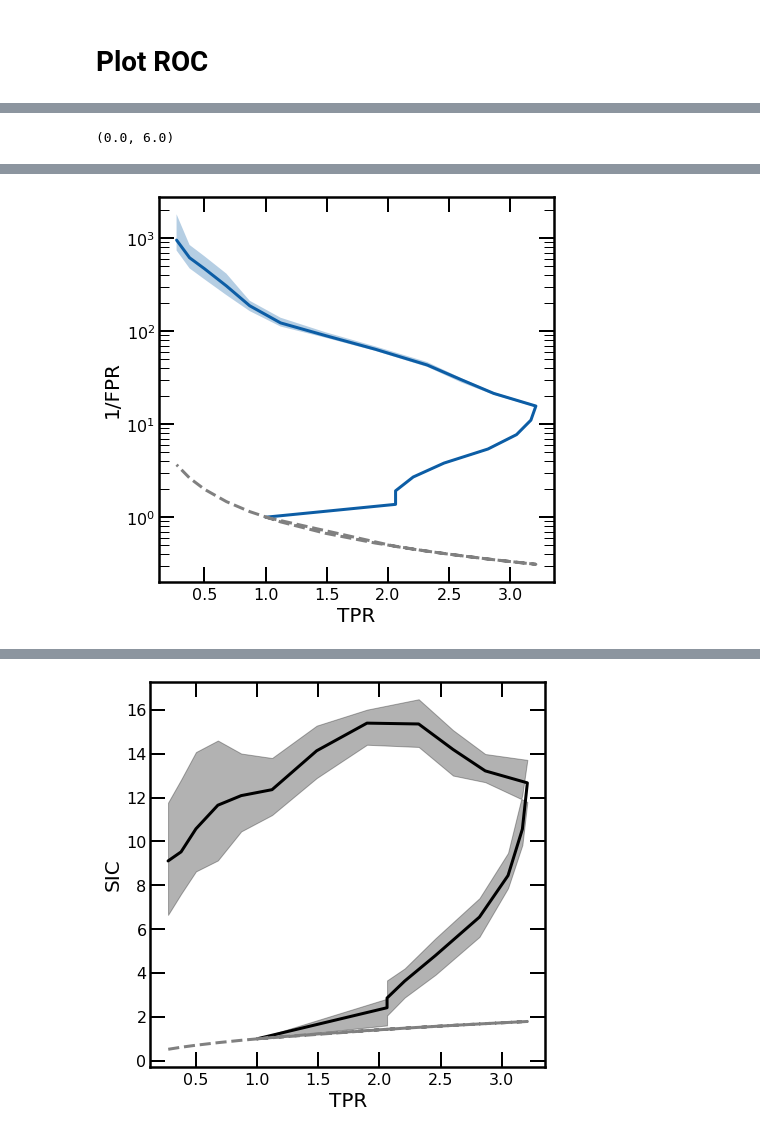
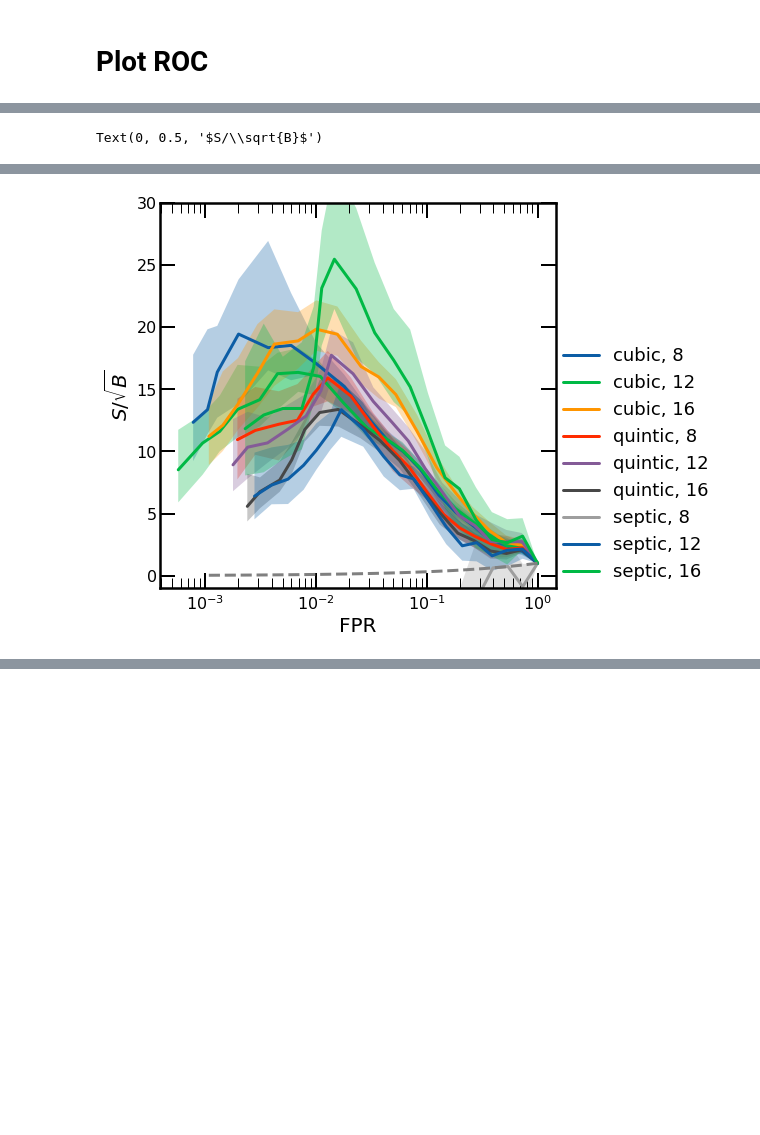
Before and after one commit to hep-lbdl/dimuonAD, a Jupyter notebook: 08a_plot_results_single_window_radha.ipynb, the cells around one changed output, grey strips where cells are left out. Cells and saved outputs as stored; diff of their text form; code cells hidden in the pictures; blank space fills up the shorter version.

```diff
--- a/08a_plot_results_single_window_radha.ipynb
+++ b/08a_plot_results_single_window_radha.ipynb
@@ -864,16 +378,16 @@ Threshold: 0.0, S: 2.0, B: 9.0513368e-316, TPR: 0.023935067874858447, FPR: 1.579
 # %%
 
-TPR_median, TPR_lower, TPR_upper = get_median_percentiles(TPR)
-FPR_median, FPR_lower, FPR_upper = get_median_percentiles(FPR)
-ROC_median, ROC_lower, ROC_upper = get_median_percentiles(ROC)
-SIC_median, SIC_lower, SIC_upper = get_median_percentiles(SIC)
+plt.figure()
 
-plt.figure(figsize = (5, 5))
-plt.plot(FPR_median, TPR_median)
-plt.fill_between(FPR_median, TPR_lower, TPR_upper, alpha = 0.3 )
-plt.plot(FPR_median, FPR_median, linestyle = "dashed", color = "grey")
+for ff, nn in all_TPR.keys():
+    plt.plot(all_FPR[(ff,nn)][0], all_TPR[(ff,nn)][0], label=f"{ff}, {nn}")
+    plt.fill_between(all_FPR[(ff,nn)][0], all_TPR[(ff,nn)][1], all_TPR[(ff,nn)][2], alpha = 0.3 )
+
+plt.plot(all_FPR[(ff,nn)][0], all_FPR[(ff,nn)][0], linestyle = "dashed", color = "grey")
 plt.xlabel("FPR")
+plt.legend(loc=(1,0))
+plt.ylim(-1,6)
 plt.ylabel("TPR")
-plt.title(f"high-stats data _oppsign (trained on {train_data_id_title})")
+plt.title(f"low-stats data _oppsign (trained on {train_data_id_title})")
 plt.show()
 # %% [output]
@@ -898,52 +395,15 @@ findfont: Generic family 'serif' not found because none of the following familie
 # %%
 
 fig, ax = newplot("full", use_tex = latex_flag)
-ax.plot(TPR_median, ROC_median)
-ax.fill_between(TPR_median, ROC_lower, ROC_upper, alpha = 0.3 )
-ax.plot(TPR_median, 1.0/TPR_median, linestyle = "dashed", color = "grey")
-ax.set_xlabel("TPR")
-ax.set_ylabel("1/FPR")
-ax.set_yscale("log")
+for ff, nn in all_TPR.keys():
 
-
-fig, ax = newplot("full", use_tex = latex_flag)
-ax.plot(TPR_median, SIC_median, color = "black")
-ax.fill_between(TPR_median, SIC_lower, SIC_upper, alpha = 0.3, color = "black")
-ax.plot(TPR_median, TPR_median/np.sqrt(TPR_median), linestyle = "dashed", color = "grey")
-ax.set_xlabel("TPR")
-ax.set_ylabel("SIC")
-
-# FPR Variant of SIC
-fig, ax = newplot("full", use_tex = latex_flag)
-colors = ["black", "red", "gold", "blue"]
-for (i, key) in enumerate(feature_SICs.keys()):
-
-    TPR_median, TPR_lower, TPR_upper = get_median_percentiles(feature_TPRs[key])
-    FPR_median, FPR_lower, FPR_upper = get_median_percentiles(feature_FPRs[key])
-    ROC_median, ROC_lower, ROC_upper = get_median_percentiles(feature_ROCs[key])
-    SIC_median, SIC_lower, SIC_upper = get_median_percentiles(feature_SICs[key])
-
-    ax.plot(FPR_median, SIC_median, color = colors[i], label = key)
-    ax.fill_between(FPR_median, SIC_lower, SIC_upper, alpha = 0.3, color = colors[i])
-ax.plot(FPR_median, TPR_median/np.sqrt(TPR_median), linestyle = "dashed", color = "grey", label = "Random Cut")
+    ax.plot(all_FPR[(ff,nn)][0], all_SIC[(ff,nn)][0], label=f"{ff}, {nn}")
+    ax.fill_between(all_FPR[(ff,nn)][0], all_SIC[(ff,nn)][1], all_SIC[(ff,nn)][2], alpha = 0.3)
+ax.plot(all_FPR[(ff,nn)][0], all_FPR[(ff,nn)][0]/np.sqrt(all_FPR[(ff,nn)][0]), linestyle = "dashed", color = "grey")
+plt.legend(loc=(1,0))
+ax.set_xscale("log")
 ax.set_xlabel("FPR")
-ax.set_ylabel("Signifance Improvement")
-
-legend_title = "Original Signifiance = {###}"
-plt.legend(title = legend_title, loc = "upper right")
-plt.xscale("log")
-plt.ylim(0, 6)
-
-
-# ax.plot(FPR_median, SIC_median, color = "black", label = r"CATHODE")
-# ax.fill_between(FPR_median, SIC_lower, SIC_upper, alpha = 0.3, color = "black")
-# ax.plot(FPR_median, TPR_median/np.sqrt(TPR_median), linestyle = "dashed", color = "grey", label = "Random Cut")
-# ax.set_xlabel("FPR")
-# ax.set_ylabel("Signifance Improvement")
-
-# legend_title = "Original Signifiance = {###}"
-# plt.legend(title = legend_title, loc = "upper right")
-# plt.xscale("log")
-# plt.ylim(0, 6)
+ax.set_ylim(-1,30)
+ax.set_ylabel("$S/\sqrt{B}$")
 # %% [output]
-(0.0, 6.0)
+Text(0, 0.5, '$S/\\sqrt{B}$')
@@ -967 +410 @@ findfont: Generic family 'serif' not found because none of the following familie
-[figure, old version]
+[figure, new version]
@@ -985 +410,0 @@ findfont: Generic family 'serif' not found because none of the following familie
-[figure, removed]
```
Also changed, not shown: parts of 16 cells of this notebook, 7 other files.
